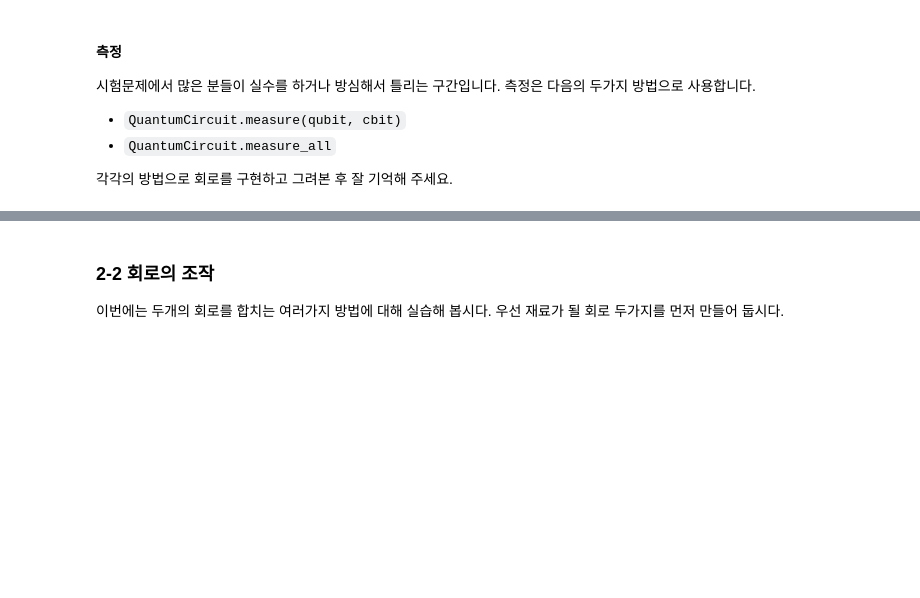
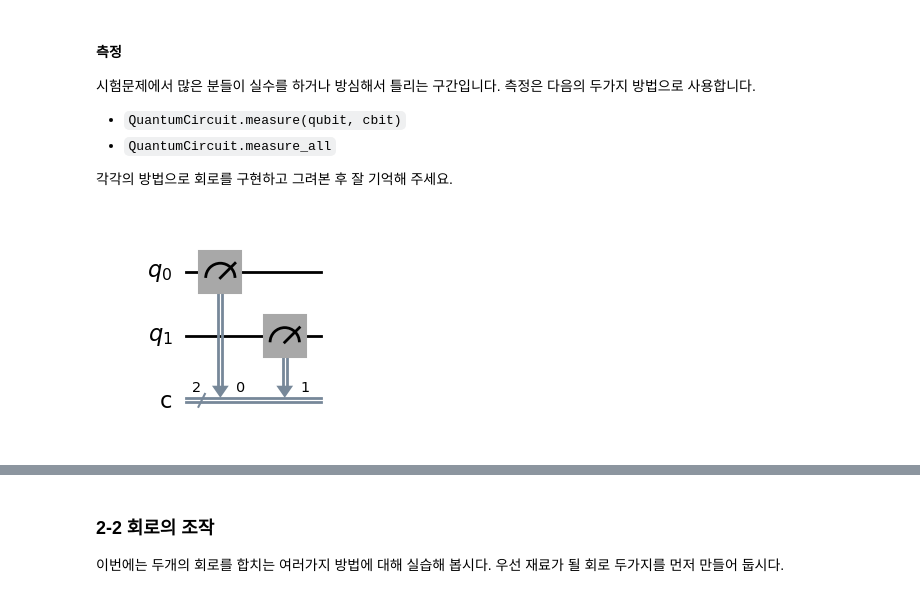
Before and after one commit to KimHaejoong1/busan-quantum-developer-program, a Jupyter notebook: korean-community-resources/코딩실습 2.ipynb, the cells around one changed output, grey strips where cells are left out. Saved outputs shown, nothing was run; the diff lists cells and outputs as text; code cells hidden in the pictures; blank space fills up the shorter version.

```diff
--- a/korean-community-resources/코딩실습 2.ipynb
+++ b/korean-community-resources/코딩실습 2.ipynb
@@ -44,5 +51,13 @@ qc.cx(0,1)
 각각의 방법으로 회로를 구현하고 그려본 후 잘 기억해 주세요.
 # %%
 # 두개의 큐비트와 두개의 고전 비트를 지닌 양자 회로를 작성합니다. 0번 큐비트를 0번 고전비트로, 1번 큐비트를 1번 고전 비트로 측정하도록 measure를 적용하고 회로를 그려봅니다.
+qc_ex1 = QuantumCircuit(2,2)
+
+qc_ex1.measure(0,0)
+qc_ex1.measure(1,1)
+
+qc_ex1.draw('mpl')
+# %% [output]
+[figure, added]
 # %%
 # 두개의 큐비트와 두개의 고전 비트를 지닌 양자 회로를 작성합니다. 0번 큐비트를 1번 고전비트로, 1번 큐비트를 0번 고전 비트로 측정하도록 measure를 적용하고 회로를 그려봅니다.
```
Also changed, not shown: parts of 33 cells of this notebook, 1 other file.
